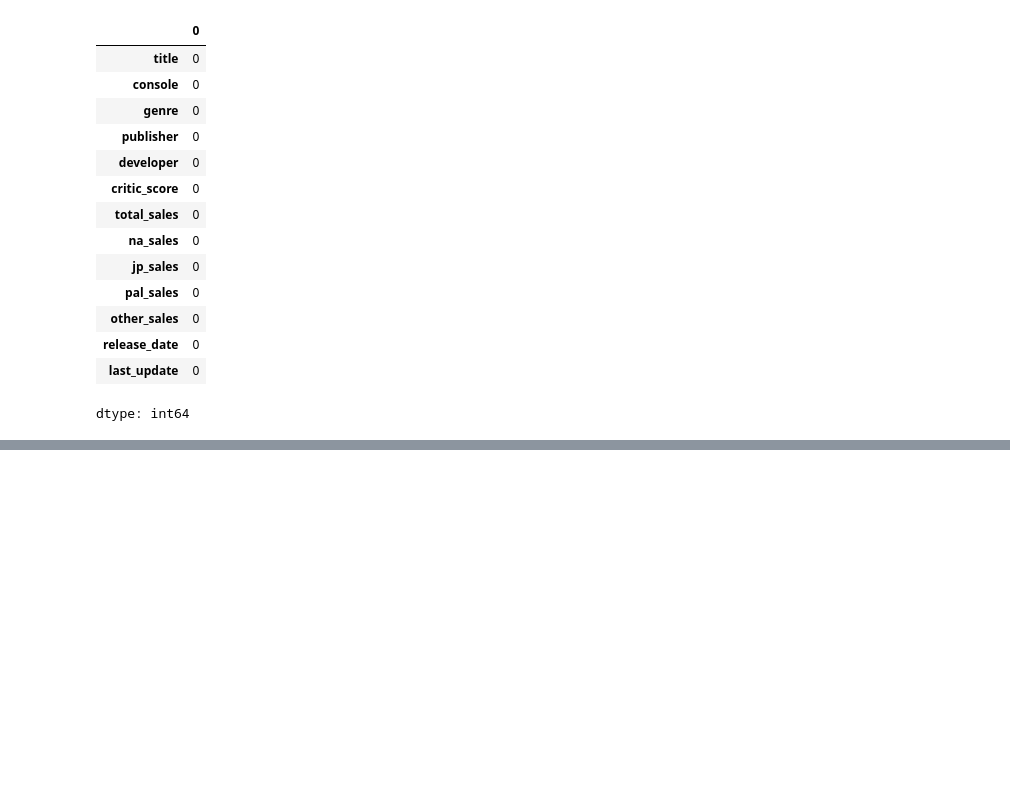
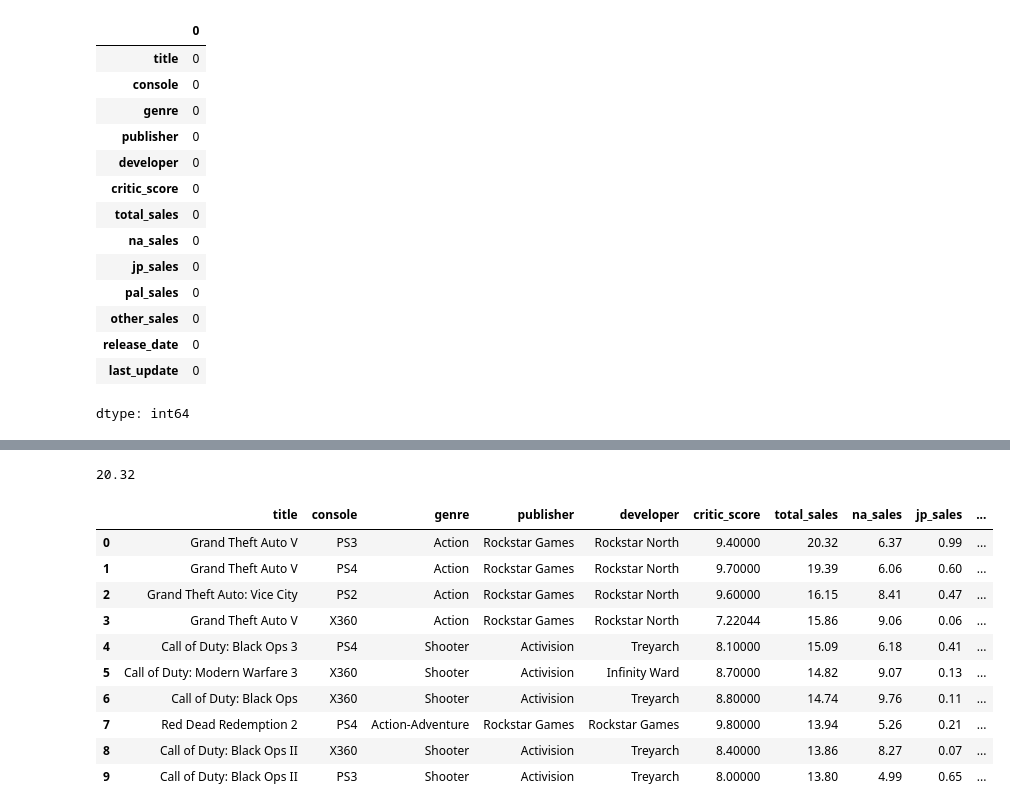
Before and after one commit to nadeemkhanrtm1/video-game-analysis, a Jupyter notebook: video_game_analysis.ipynb, the cells around one changed output, grey strips where cells are left out. Cells and saved outputs as stored; diff of their text form; code cells hidden in the pictures; blank space fills up the shorter version.

```diff
--- a/video_game_analysis.ipynb
+++ b/video_game_analysis.ipynb
@@ -474,0 +514,20 @@ dtype: int64
+# %%
+data['total_sales'].max()
+# %% [output]
+20.32
+# %%
+top_10 = data.nlargest(10, 'total_sales')
+# %%
+top_10
+# %% [output]
+|  | title | console | genre | publisher | developer | critic_score | total_sales | na_sales | jp_sales | ... |
+| 0 | Grand Theft Auto V | PS3 | Action | Rockstar Games | Rockstar North | 9.40000 | 20.32 | 6.37 | 0.99 | ... |
+| 1 | Grand Theft Auto V | PS4 | Action | Rockstar Games | Rockstar North | 9.70000 | 19.39 | 6.06 | 0.60 | ... |
+| 2 | Grand Theft Auto: Vice City | PS2 | Action | Rockstar Games | Rockstar North | 9.60000 | 16.15 | 8.41 | 0.47 | ... |
+| 3 | Grand Theft Auto V | X360 | Action | Rockstar Games | Rockstar North | 7.22044 | 15.86 | 9.06 | 0.06 | ... |
+| 4 | Call of Duty: Black Ops 3 | PS4 | Shooter | Activision | Treyarch | 8.10000 | 15.09 | 6.18 | 0.41 | ... |
+| 5 | Call of Duty: Modern Warfare 3 | X360 | Shooter | Activision | Infinity Ward | 8.70000 | 14.82 | 9.07 | 0.13 | ... |
+| 6 | Call of Duty: Black Ops | X360 | Shooter | Activision | Treyarch | 8.80000 | 14.74 | 9.76 | 0.11 | ... |
+| 7 | Red Dead Redemption 2 | PS4 | Action-Adventure | Rockstar Games | Rockstar Games | 9.80000 | 13.94 | 5.26 | 0.21 | ... |
+| 8 | Call of Duty: Black Ops II | X360 | Shooter | Activision | Treyarch | 8.40000 | 13.86 | 8.27 | 0.07 | ... |
+| 9 | Call of Duty: Black Ops II | PS3 | Shooter | Activision | Treyarch | 8.00000 | 13.80 | 4.99 | 0.65 | ... |
```
Also changed, not shown: parts of 8 cells of this notebook.
